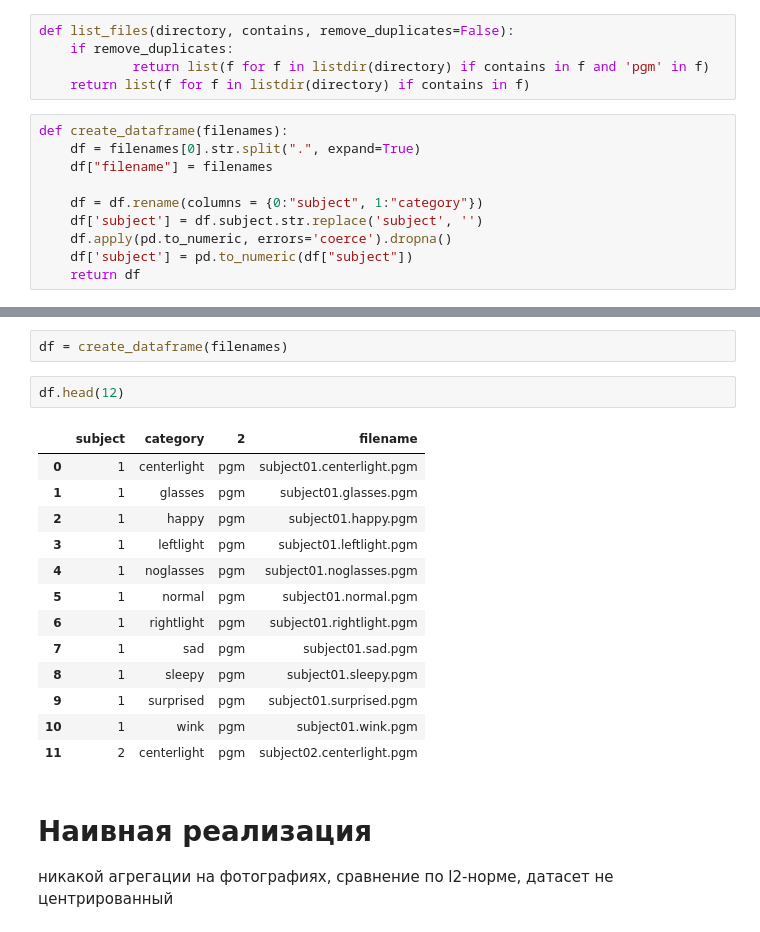
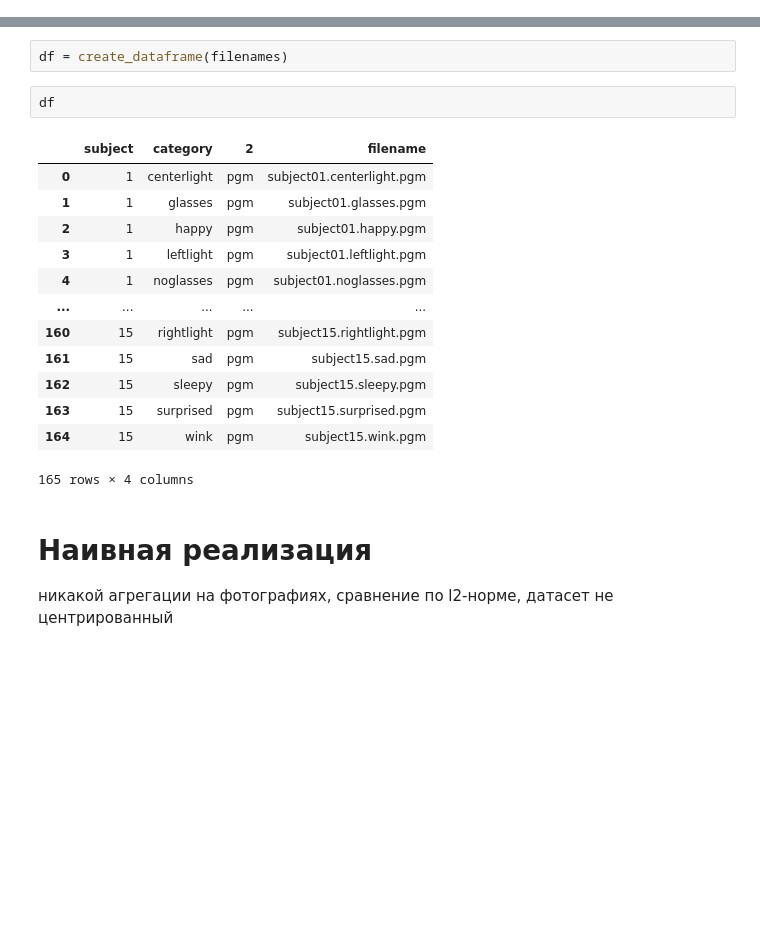
Before and after one commit to CyberKachok/Giants-of-thought_Face_recognition, a Jupyter notebook: NLA project.ipynb, the cells around one changed output, grey strips where cells are left out. Saved outputs shown, nothing was run; the diff lists cells and outputs as text; blank space fills up the shorter version.

```diff
--- a/NLA project.ipynb
+++ b/NLA project.ipynb
@@ -10,17 +15,2 @@ from collections import defaultdict
 # %%
 DIR = 'D:\\Гдиск\\Study\\01.Jupyter\\NLA_face_recognition\\data\\faces\\'
-# %%
-def list_files(directory, contains, remove_duplicates=False):
-    if remove_duplicates:
-            return list(f for f in listdir(directory) if contains in f and 'pgm' in f)
-    return list(f for f in listdir(directory) if contains in f)
-# %%
-def create_dataframe(filenames):
-    df = filenames[0].str.split(".", expand=True)
-    df["filename"] = filenames
-
-    df = df.rename(columns = {0:"subject", 1:"category"})
-    df['subject'] = df.subject.str.replace('subject', '')
-    df.apply(pd.to_numeric, errors='coerce').dropna()
-    df['subject'] = pd.to_numeric(df["subject"])
-    return df
@@ -115,21 +19,21 @@ filenames = pd.DataFrame(list_files(DIR, "subject", remove_duplicates=True))
 # %%
 df = create_dataframe(filenames)
 # %%
-df.head(12)
+df
 # %% [output]
 |  | subject | category | 2 | filename |
 | 0 | 1 | centerlight | pgm | subject01.centerlight.pgm |
 | 1 | 1 | glasses | pgm | subject01.glasses.pgm |
 | 2 | 1 | happy | pgm | subject01.happy.pgm |
 | 3 | 1 | leftlight | pgm | subject01.leftlight.pgm |
 | 4 | 1 | noglasses | pgm | subject01.noglasses.pgm |
-| 5 | 1 | normal | pgm | subject01.normal.pgm |
-| 6 | 1 | rightlight | pgm | subject01.rightlight.pgm |
-| 7 | 1 | sad | pgm | subject01.sad.pgm |
-| 8 | 1 | sleepy | pgm | subject01.sleepy.pgm |
-| 9 | 1 | surprised | pgm | subject01.surprised.pgm |
-| 10 | 1 | wink | pgm | subject01.wink.pgm |
-| 11 | 2 | centerlight | pgm | subject02.centerlight.pgm |
+| ... | ... | ... | ... | ... |
+| 160 | 15 | rightlight | pgm | subject15.rightlight.pgm |
+| 161 | 15 | sad | pgm | subject15.sad.pgm |
+| 162 | 15 | sleepy | pgm | subject15.sleepy.pgm |
+| 163 | 15 | surprised | pgm | subject15.surprised.pgm |
+| 164 | 15 | wink | pgm | subject15.wink.pgm |
+165 rows × 4 columns
 # %% [markdown]
 # Наивная реализация
 никакой агрегации на фотографиях, сравнение по l2-норме, датасет не центрированный
```
Also changed, not shown: parts of 15 cells of this notebook, 2 other files.
